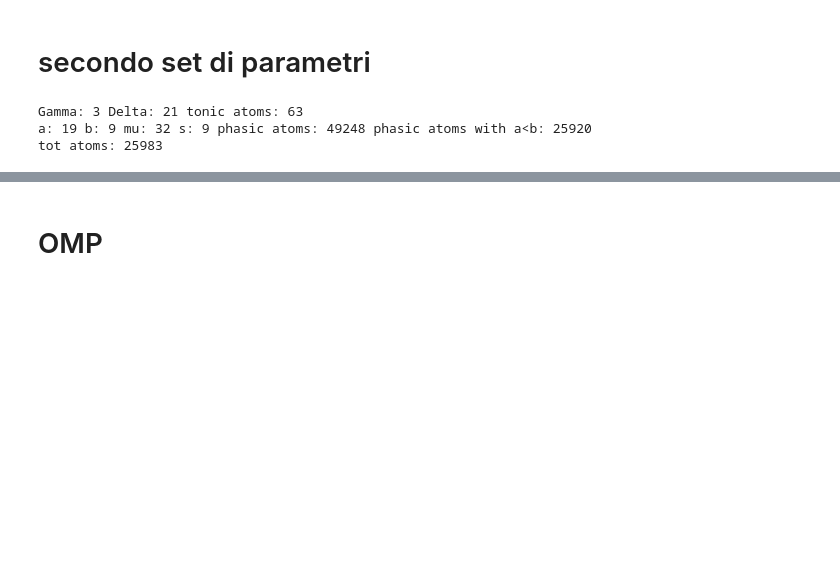
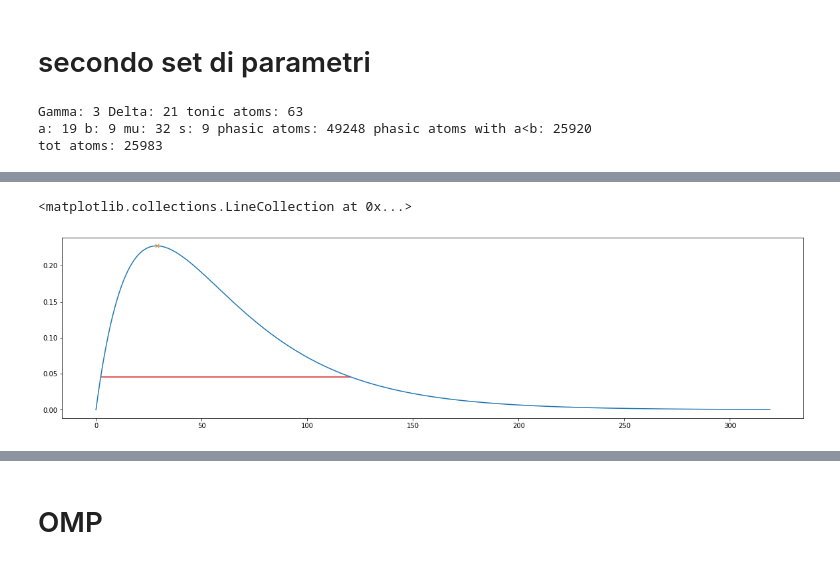
Before and after one commit to Gioelson95/MasterThesis, a Jupyter notebook: code/eda_gram/EDA-Gram-v2.ipynb, the cells around one changed output, grey strips where cells are left out. Drawn from its saved outputs; the diff is of its cells as text; code cells hidden in the pictures; blank space fills up the shorter version.

```diff
--- a/code/eda_gram/EDA-Gram-v2.ipynb
+++ b/code/eda_gram/EDA-Gram-v2.ipynb
@@ -140,0 +179,12 @@ plt.plot(t_, D[1002,:])
+# %%
+# width di un atomo phasic a caso
+x = np.abs(D[64,:])
+peaks, _ = find_peaks(x)
+plt.figure(figsize=(20,5))
+plt.plot(x)
+results = peak_widths(x, peaks, rel_height=0.8)
+plt.plot(peaks, x[peaks], "x")
+plt.hlines(*results[1:], color="C3")
+# %% [output]
+<matplotlib.collections.LineCollection at 0x...>
+[figure, added]
```
Also changed, not shown: parts of 18 cells of this notebook, 6 other files.
